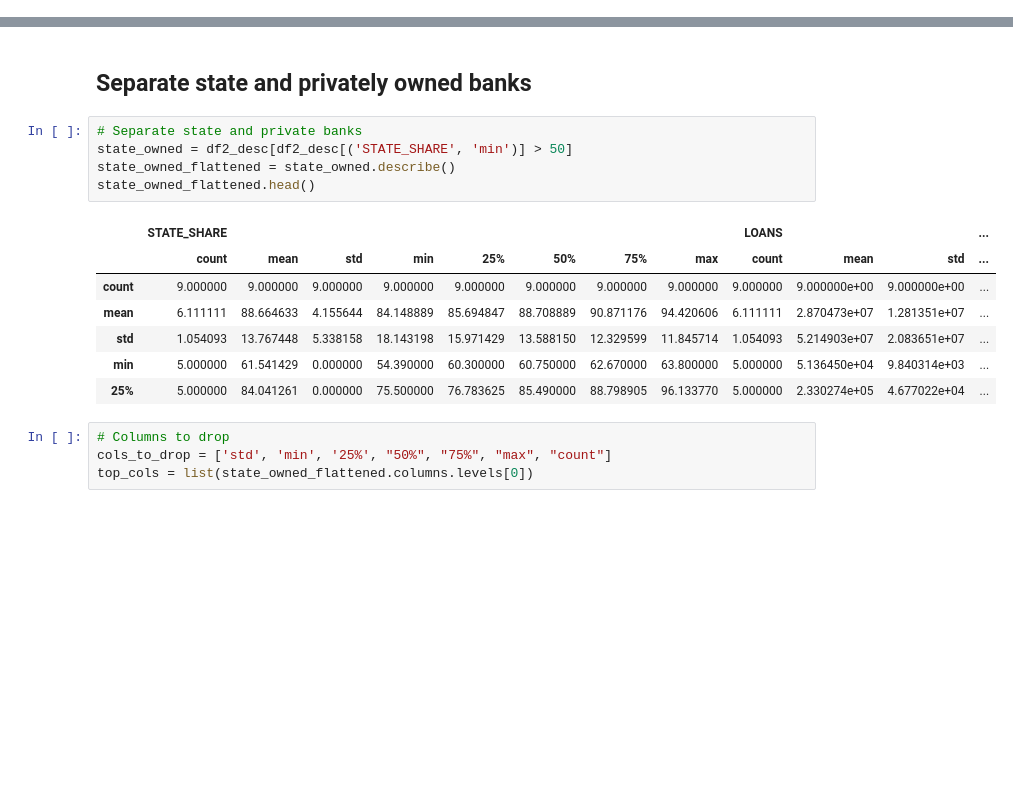
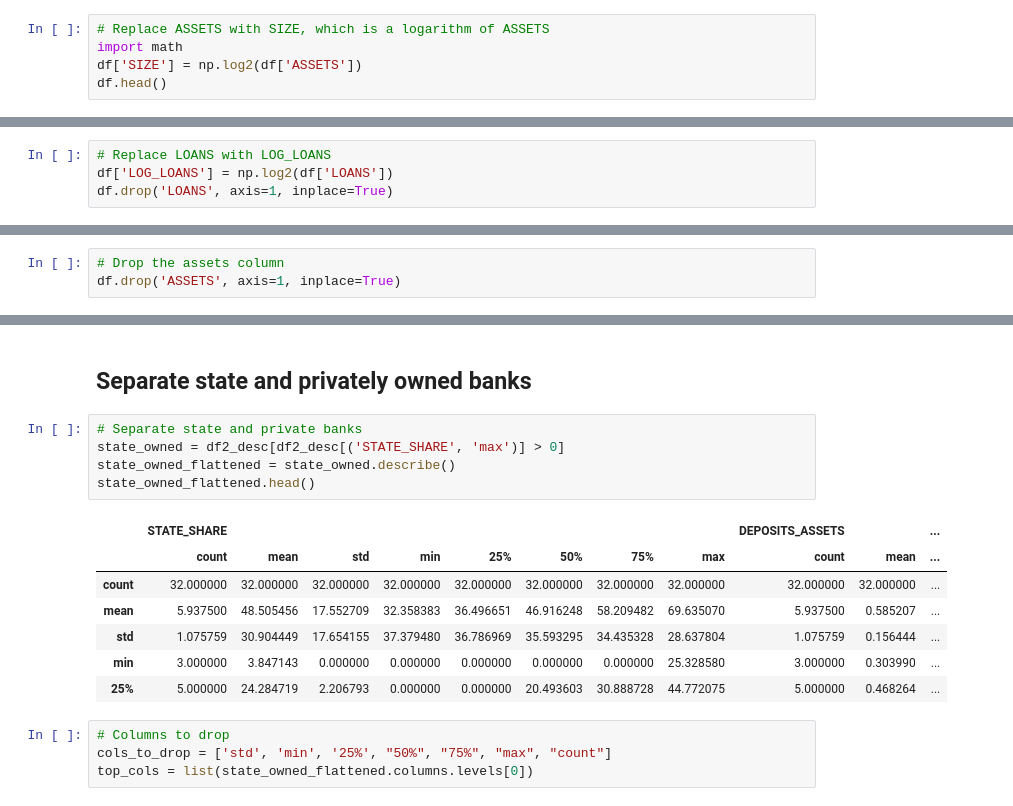
Before and after one commit to attkauppi/financial_analysis_notebooks, a Jupyter notebook: group_assignment.ipynb, the cells around one changed output, grey strips where cells are left out. Saved outputs shown, nothing was run; the diff lists cells and outputs as text; blank space fills up the shorter version.

```diff
--- a/group_assignment.ipynb
+++ b/group_assignment.ipynb
@@ -178,3 +180,8 @@ Bank
 # Handle as panel data
 # %%
 df = pd.read_excel('RIFA-Data2016.xls', sheet_name="Bank lending")
+# %%
+# Replace ASSETS with SIZE, which is a logarithm of ASSETS
+import math
+df['SIZE'] = np.log2(df['ASSETS'])
+df.head()
@@ -180,0 +195,4 @@ df = pd.read_excel('RIFA-Data2016.xls', sheet_name="Bank lending")
+# %%
+# Replace LOANS with LOG_LOANS
+df['LOG_LOANS'] = np.log2(df['LOANS'])
+df.drop('LOANS', axis=1, inplace=True)
@@ -180,0 +208,3 @@ df = pd.read_excel('RIFA-Data2016.xls', sheet_name="Bank lending")
+# %%
+# Drop the assets column
+df.drop('ASSETS', axis=1, inplace=True)
@@ -217,17 +256,17 @@ df2_desc.to_excel("Descriptive_all_banks.xlsx")
 ## Separate state and privately owned banks
 # %%
 # Separate state and private banks
-state_owned = df2_desc[df2_desc[('STATE_SHARE', 'min')] > 50]
+state_owned = df2_desc[df2_desc[('STATE_SHARE', 'max')] > 0]
 state_owned_flattened = state_owned.describe()
 state_owned_flattened.head()
 # %% [output]
-|  | STATE_SHARE |  |  |  |  |  |  |  | LOANS |  |  | ... |
-|  | count | mean | std | min | 25% | 50% | 75% | max | count | mean | std | ... |
-| count | 9.000000 | 9.000000 | 9.000000 | 9.000000 | 9.000000 | 9.000000 | 9.000000 | 9.000000 | 9.000000 | 9.000000e+00 | 9.000000e+00 | ... |
-| mean | 6.111111 | 88.664633 | 4.155644 | 84.148889 | 85.694847 | 88.708889 | 90.871176 | 94.420606 | 6.111111 | 2.870473e+07 | 1.281351e+07 | ... |
-| std | 1.054093 | 13.767448 | 5.338158 | 18.143198 | 15.971429 | 13.588150 | 12.329599 | 11.845714 | 1.054093 | 5.214903e+07 | 2.083651e+07 | ... |
-| min | 5.000000 | 61.541429 | 0.000000 | 54.390000 | 60.300000 | 60.750000 | 62.670000 | 63.800000 | 5.000000 | 5.136450e+04 | 9.840314e+03 | ... |
-| 25% | 5.000000 | 84.041261 | 0.000000 | 75.500000 | 76.783625 | 85.490000 | 88.798905 | 96.133770 | 5.000000 | 2.330274e+05 | 4.677022e+04 | ... |
+|  | STATE_SHARE |  |  |  |  |  |  |  | DEPOSITS_ASSETS |  | ... |
+|  | count | mean | std | min | 25% | 50% | 75% | max | count | mean | ... |
+| count | 32.000000 | 32.000000 | 32.000000 | 32.000000 | 32.000000 | 32.000000 | 32.000000 | 32.000000 | 32.000000 | 32.000000 | ... |
+| mean | 5.937500 | 48.505456 | 17.552709 | 32.358383 | 36.496651 | 46.916248 | 58.209482 | 69.635070 | 5.937500 | 0.585207 | ... |
+| std | 1.075759 | 30.904449 | 17.654155 | 37.379480 | 36.786969 | 35.593295 | 34.435328 | 28.637804 | 1.075759 | 0.156444 | ... |
+| min | 3.000000 | 3.847143 | 0.000000 | 0.000000 | 0.000000 | 0.000000 | 0.000000 | 25.328580 | 3.000000 | 0.303990 | ... |
+| 25% | 5.000000 | 24.284719 | 2.206793 | 0.000000 | 0.000000 | 20.493603 | 30.888728 | 44.772075 | 5.000000 | 0.468264 | ... |
 # %%
 # Columns to drop
 cols_to_drop = ['std', 'min', '25%', "50%", "75%", "max", "count"]
```
Also changed, not shown: parts of 42 cells of this notebook, 9 other files.
